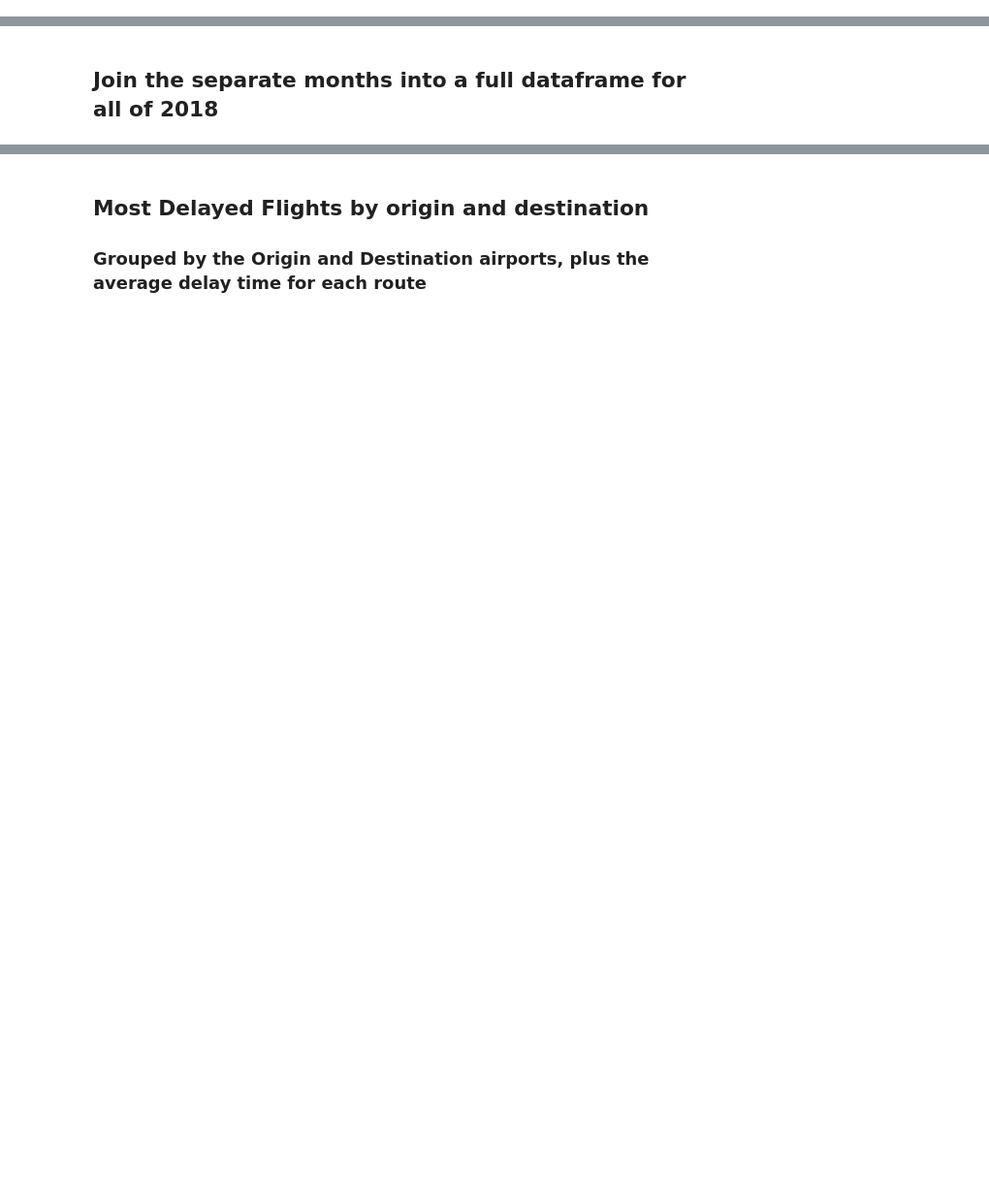
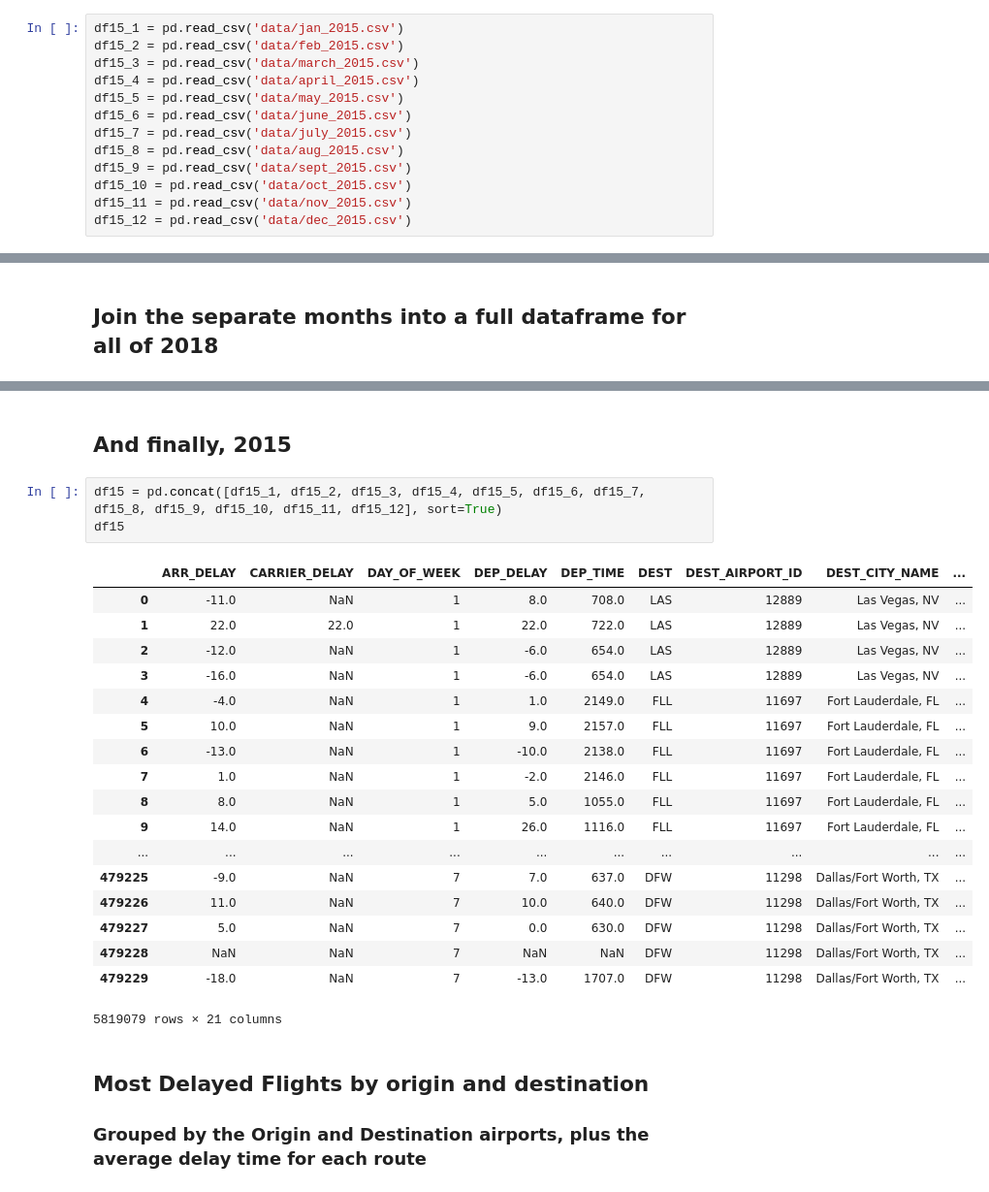
Before and after one commit to vpenney/worst-us-airports, a Jupyter notebook: Flight delay analysis.ipynb, the cells around one changed output, grey strips where cells are left out. Shown at 97% size. Saved outputs shown, nothing was run; the diff lists cells and outputs as text; blank space fills up the shorter version.

```diff
--- a/Flight delay analysis.ipynb
+++ b/Flight delay analysis.ipynb
@@ -20,0 +57,13 @@ df9 = pd.read_csv('data/sept_2018.csv')
+# %%
+df15_1 = pd.read_csv('data/jan_2015.csv')
+df15_2 = pd.read_csv('data/feb_2015.csv')
+df15_3 = pd.read_csv('data/march_2015.csv')
+df15_4 = pd.read_csv('data/april_2015.csv')
+df15_5 = pd.read_csv('data/may_2015.csv')
+df15_6 = pd.read_csv('data/june_2015.csv')
+df15_7 = pd.read_csv('data/july_2015.csv')
+df15_8 = pd.read_csv('data/aug_2015.csv')
+df15_9 = pd.read_csv('data/sept_2015.csv')
+df15_10 = pd.read_csv('data/oct_2015.csv')
+df15_11 = pd.read_csv('data/nov_2015.csv')
+df15_12 = pd.read_csv('data/dec_2015.csv')
@@ -45,3 +133,27 @@ df
+# %% [markdown]
+## And finally, 2015
+# %%
+df15 = pd.concat([df15_1, df15_2, df15_3, df15_4, df15_5, df15_6, df15_7, df15_8, df15_9, df15_10, df15_11, df15_12], sort=True)
+df15
+# %% [output]
+|  | ARR_DELAY | CARRIER_DELAY | DAY_OF_WEEK | DEP_DELAY | DEP_TIME | DEST | DEST_AIRPORT_ID | DEST_CITY_NAME | ... |
+| 0 | -11.0 | NaN | 1 | 8.0 | 708.0 | LAS | 12889 | Las Vegas, NV | ... |
+| 1 | 22.0 | 22.0 | 1 | 22.0 | 722.0 | LAS | 12889 | Las Vegas, NV | ... |
+| 2 | -12.0 | NaN | 1 | -6.0 | 654.0 | LAS | 12889 | Las Vegas, NV | ... |
+| 3 | -16.0 | NaN | 1 | -6.0 | 654.0 | LAS | 12889 | Las Vegas, NV | ... |
+| 4 | -4.0 | NaN | 1 | 1.0 | 2149.0 | FLL | 11697 | Fort Lauderdale, FL | ... |
+| 5 | 10.0 | NaN | 1 | 9.0 | 2157.0 | FLL | 11697 | Fort Lauderdale, FL | ... |
+| 6 | -13.0 | NaN | 1 | -10.0 | 2138.0 | FLL | 11697 | Fort Lauderdale, FL | ... |
+| 7 | 1.0 | NaN | 1 | -2.0 | 2146.0 | FLL | 11697 | Fort Lauderdale, FL | ... |
+| 8 | 8.0 | NaN | 1 | 5.0 | 1055.0 | FLL | 11697 | Fort Lauderdale, FL | ... |
+| 9 | 14.0 | NaN | 1 | 26.0 | 1116.0 | FLL | 11697 | Fort Lauderdale, FL | ... |
+| ... | ... | ... | ... | ... | ... | ... | ... | ... | ... |
+| 479225 | -9.0 | NaN | 7 | 7.0 | 637.0 | DFW | 11298 | Dallas/Fort Worth, TX | ... |
+| 479226 | 11.0 | NaN | 7 | 10.0 | 640.0 | DFW | 11298 | Dallas/Fort Worth, TX | ... |
+| 479227 | 5.0 | NaN | 7 | 0.0 | 630.0 | DFW | 11298 | Dallas/Fort Worth, TX | ... |
+| 479228 | NaN | NaN | 7 | NaN | NaN | DFW | 11298 | Dallas/Fort Worth, TX | ... |
+| 479229 | -18.0 | NaN | 7 | -13.0 | 1707.0 | DFW | 11298 | Dallas/Fort Worth, TX | ... |
+5819079 rows × 21 columns
 # %% [markdown]
 ## Most Delayed Flights by origin and destination
 ### Grouped by the Origin and Destination airports, plus the average delay time for each route
```
Also changed, not shown: parts of 23 cells of this notebook.
